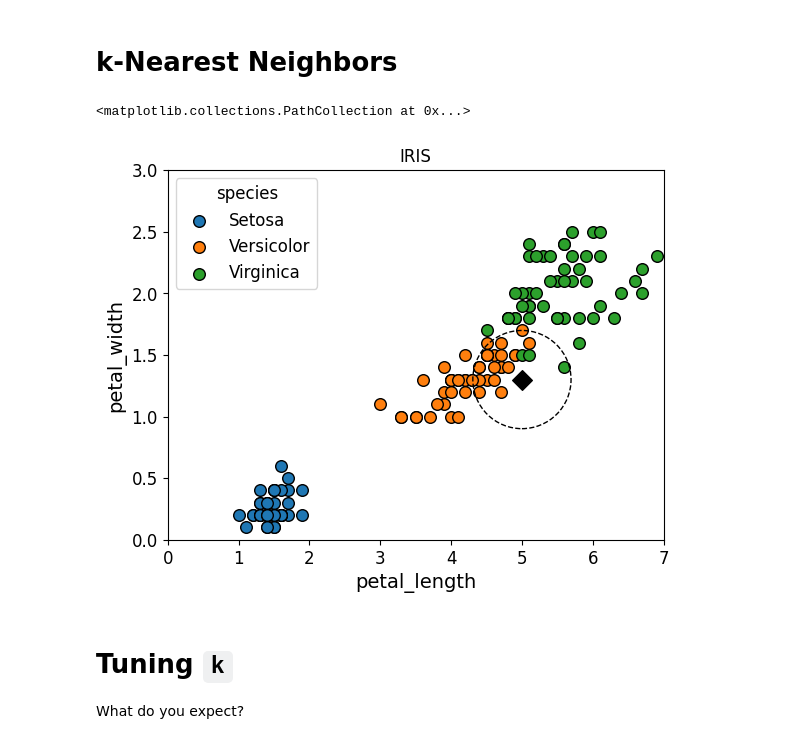
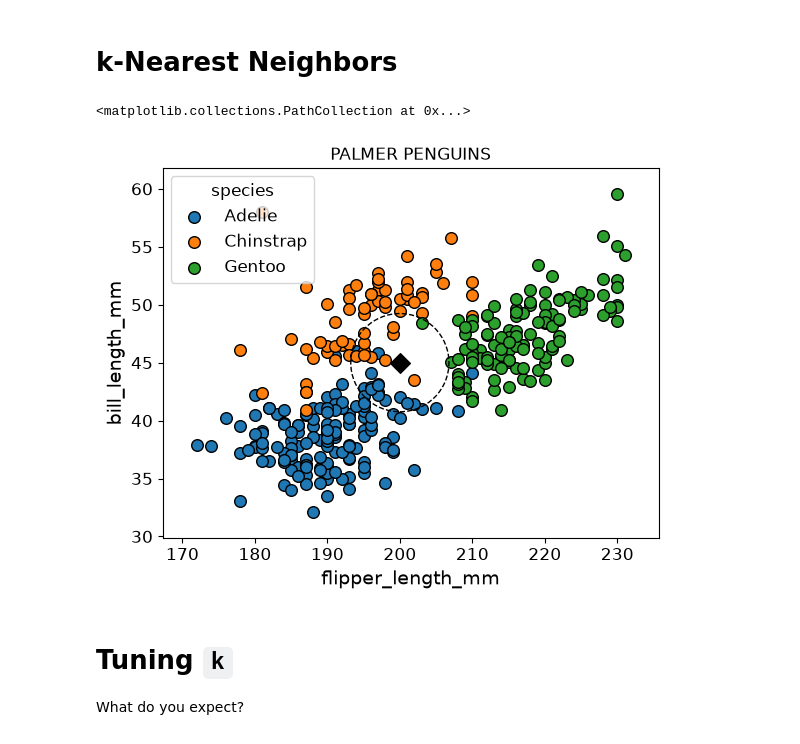
Before and after one commit to w4bo/AA2627-unibo-mldm, a Jupyter notebook: slides/lab-10-modeling.ipynb, the cells around one changed output. Drawn from its saved outputs; the diff is of its cells as text; code cells hidden in the pictures.

```diff
--- a/slides/lab-10-modeling.ipynb
+++ b/slides/lab-10-modeling.ipynb
@@ -126,16 +165,14 @@ feature_importance_df  # Display the feature importance
 # %%
 #| echo: false
 
-# Map target labels to class names
-class_names = {0: 'Setosa', 1: 'Versicolor', 2: 'Virginica'}
-target_names = [class_names[i] for i in range(len(class_names))]
+# Get the two features with the highest importance
 
-# Get the two features with the highest importance
 def plot(df, model, features):
   # Create a scatter plot
   plt.figure(figsize=(3.5, 2.5))
-  for x in df["species"].unique():
-      plt.scatter(df[df["species"] == x][features[0]], df[df["species"] == x][features[1]], edgecolors='k')
+  for species in target_names:
+      species_df = df[df["species"] == species]
+      plt.scatter(species_df[features[0]], species_df[features[1]], label=species, edgecolors="k")
   plt.xlabel(features[0])
   plt.ylabel(features[1])
   plt.tight_layout()
@@ -468,31 +502,25 @@ forest = plot_boundary(best_rf, "rf_cplot")
 # %%
 #| echo: false
 
-X = iris.data[:, 2:4]  # Selecting petal width and petal length columns
-y = iris.target
+X_plot = X_boundary
 # Plot the dataset points
 for i, class_name in enumerate(target_names):
-    class_data = X[y == i]
-    plt.scatter(class_data[:, 0], class_data[:, 1], label=class_name, edgecolor='k', s=70)
+    class_data = X_plot[y_boundary == i]
+    plt.scatter(class_data[:, 0], class_data[:, 1], label=class_name, edgecolor="k", s=70)
 
 plt.xlim(xlim)
 plt.ylim(ylim)
 plt.xlabel(xlabel)
 plt.ylabel(ylabel)
 plt.title(ctitle)
 plt.legend(title=legend, loc=2)
 
-# for ext in ["svg", "pdf", "jpg"]:
-#   plt.savefig(f'iris.{ext}')
-
-plt.scatter(5, 1.3, s=5000, facecolors='none', edgecolors='black', linestyle='--')
-plt.scatter(5, 1.3, s=100, marker="D", facecolors='black', edgecolors='black')
-
-# for ext in ["svg", "pdf", "jpg"]:
-#   plt.savefig(f'knn.{ext}')
+example_point = [200, 45]
+plt.scatter(example_point[0], example_point[1], s=5000, facecolors="none", edgecolors="black", linestyle="--")
+plt.scatter(example_point[0], example_point[1], s=100, marker="D", facecolors="black", edgecolors="black")
 # %% [output]
 <matplotlib.collections.PathCollection at 0x...>
-[figure, old version]
+[figure, new version]
 # %% [markdown]
 # Tuning `k`
 
```
Also changed, not shown: parts of 54 cells of this notebook, 6 other files.
